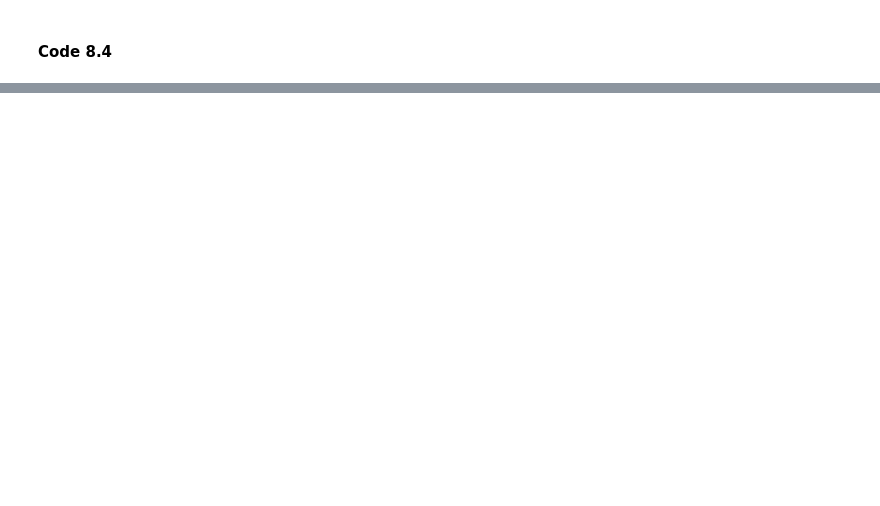
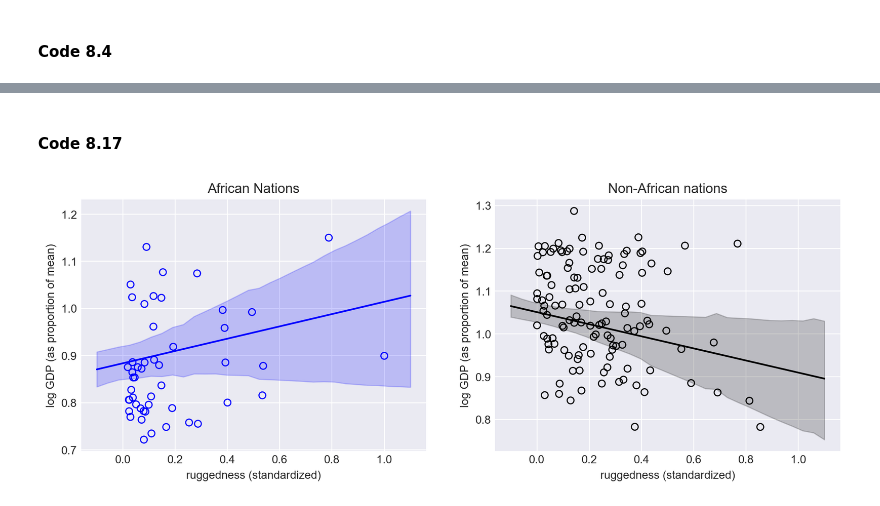
Before and after one commit to AndrewKillion/stat_rethinking_2026, a Jupyter notebook: python_code/Chapter_8.ipynb, the cells around one changed output, grey strips where cells are left out. Drawn from its saved outputs; the diff is of its cells as text; code cells hidden in the pictures; blank space fills up the shorter version.

```diff
--- a/python_code/Chapter_8.ipynb
+++ b/python_code/Chapter_8.ipynb
@@ -105,0 +129,3 @@ np.sum(np.abs(prior.b) > .6) / len(prior.b)
+# %%
+dd['cid'] = np.where(dd.cont_africa == 1, 1, 0)
+#pymc is 0 indexed so this is somewhat meaningless but we'll do it for sake of consistency
@@ -105,0 +134,9 @@ np.sum(np.abs(prior.b) > .6) / len(prior.b)
+# %%
+
+with pm.Model() as m8_2:
+    sigma = pm.Exponential('sigma', 1)
+    a = pm.Normal('a', 1, .1, shape = 2)
+    b = pm.Normal('b', 0, .3)
+    mu = pm.Deterministic('mu', a[dd.cid] + b * (dd['rugged_std'] - 0.215))
+    log_gdp_std = pm.Normal('log_gdp_std', mu=mu, sigma=sigma, observed=dd['log_gdp_std'])
+    trace_m8_2 = pm.sample(cores=1, chains=4, idata_kwargs={'log_likelihood': True}, progressbar=False)
@@ -105,0 +204,8 @@ np.sum(np.abs(prior.b) > .6) / len(prior.b)
+# %%
+with pm.Model() as m8_3:
+    sigma = pm.Exponential('sigma', 1)
+    a = pm.Normal('a', 1.,1, shape = 2)
+    b = pm.Normal('b', 0, .3, shape = 2)
+    mu = pm.Deterministic('mu', a[dd.cid] + b[dd.cid] * (dd.rugged_std - .215))
+    log_gpd_std = pm.Normal('log_gpd_std', mu = mu, sigma = sigma, observed = dd.log_gdp_std)
+    trace_m8_3 = pm.sample(cores = 1, chains = 4, idata_kwargs={'log_likelihood': True}, progressbar=False)
@@ -105,0 +257,33 @@ np.sum(np.abs(prior.b) > .6) / len(prior.b)
+# %% [markdown]
+#### Code 8.17
+# %%
+f, (ax1, ax2) = plt.subplots(1, 2, figsize=(12, 4))
+post_m8_3 = trace_m8_3.posterior.to_dataframe().reset_index()
+
+
+
+d_A1 = dd[dd['cid'] == 1]
+ax1.scatter(d_A1.rugged_std, d_A1.log_gdp_std, facecolor = 'none', edgecolor = 'blue')
+rugged_seq = np.linspace(-.1, 1.1, 30)
+mu_Africa = post_m8_3.a[post_m8_3.a_dim_0 == 1].values[:, None] + post_m8_3.b[post_m8_3.b_dim_0 == 1].values[:,None] * (rugged_seq[None, :])
+mu_Africa_mean = mu_Africa.mean(0)
+mu_Africa_ci = az.hdi(mu_Africa, hdi_prob=.97)
+ax1.plot(rugged_seq, mu_Africa_mean, color = 'blue')
+ax1.fill_between(rugged_seq, mu_Africa_ci[:,0], mu_Africa_ci[:,1], color= 'blue', alpha = .2, label = 'Africa')
+ax1.set_xlabel('ruggedness (standardized)')
+ax1.set_ylabel('log GDP (as proportion of mean)')
+ax1.set_title('African Nations')
+
+d_A0 = dd[dd['cid'] == 0]
+ax2.scatter(d_A0.rugged_std, d_A0.log_gdp_std, facecolor = 'none', edgecolor = 'black')
+rugged_seq = np.linspace(-.1, 1.1, 30)
+mu_NonAfrica = post_m8_3.a[post_m8_3.a_dim_0 == 0].values[:, None] + post_m8_3.b[post_m8_3.b_dim_0 == 0].values[:,None] * (rugged_seq[None, :])
+mu_NonAfrica_mean = mu_NonAfrica.mean(0)
+mu_NonAfrica_ci = az.hdi(mu_NonAfrica, hdi_prob=.97)
+ax2.plot(rugged_seq, mu_NonAfrica_mean, color = 'black')
+ax2.fill_between(rugged_seq, mu_NonAfrica_ci[:,0], mu_NonAfrica_ci[:,1], color= 'black', alpha = .2, label = 'Non-Africa')
+ax2.set_xlabel('ruggedness (standardized)')
+ax2.set_ylabel('log GDP (as proportion of mean)')
+ax2.set_title('Non-African nations');
+# %% [output]
+[figure, added]
```
Also changed, not shown: parts of 43 cells of this notebook.
